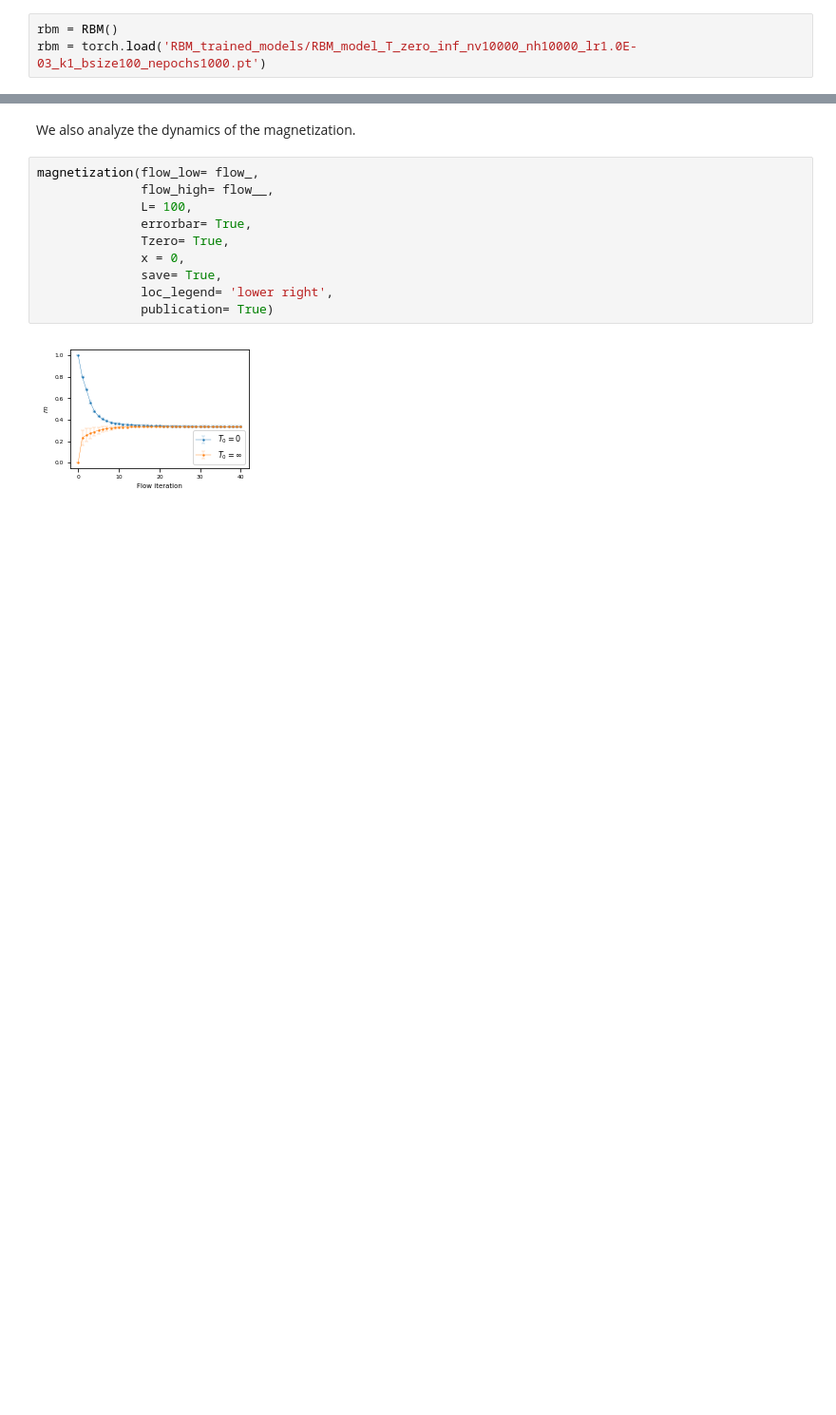
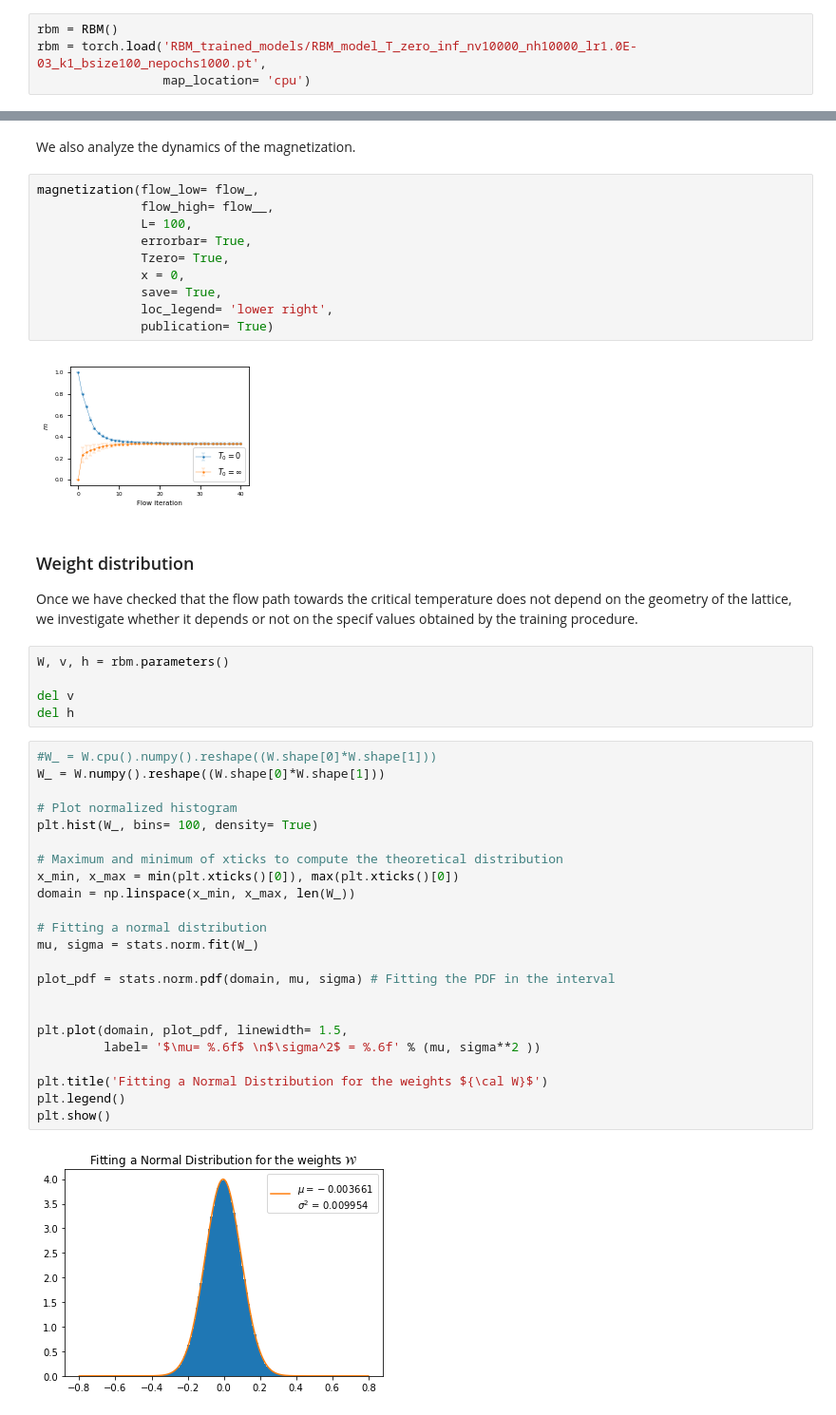
Before and after one commit to rodsveiga/rbm_flows_ising, a Jupyter notebook: main_discussion_L100.ipynb, the cells around one changed output, grey strips where cells are left out. Shown: that part at 95% size. Cells and saved outputs as stored; diff of their text form; blank space fills up the shorter version.

```diff
--- a/main_discussion_L100.ipynb
+++ b/main_discussion_L100.ipynb
@@ -423,7 +424,8 @@ It is crucial to note that, since the visible layer is always fed with an unidim
 ### RBM flow
 # %%
 rbm = RBM()
-rbm = torch.load('RBM_trained_models/RBM_model_T_zero_inf_nv10000_nh10000_lr1.0E-03_k1_bsize100_nepochs1000.pt')
+rbm = torch.load('RBM_trained_models/RBM_model_T_zero_inf_nv10000_nh10000_lr1.0E-03_k1_bsize100_nepochs1000.pt',
+                 map_location= 'cpu')
 # %% [markdown]
 #### Initial temperature: $T= 0$
 # %%
@@ -584,3 +586,37 @@ magnetization(flow_low= flow_,
               publication= True)
 # %% [output]
 [figure]
+# %% [markdown]
+### Weight distribution
+
+Once we have checked that the flow path towards the critical temperature does not depend on the geometry of the lattice, we investigate whether it depends or not on the specif values obtained by the training procedure.
+# %%
+W, v, h = rbm.parameters()
+
+del v
+del h
+# %%
+#W_ = W.cpu().numpy().reshape((W.shape[0]*W.shape[1]))
+W_ = W.numpy().reshape((W.shape[0]*W.shape[1]))
+
+# Plot normalized histogram
+plt.hist(W_, bins= 100, density= True)
+
+# Maximum and minimum of xticks to compute the theoretical distribution
+x_min, x_max = min(plt.xticks()[0]), max(plt.xticks()[0])
+domain = np.linspace(x_min, x_max, len(W_))
+
+# Fitting a normal distribution
+mu, sigma = stats.norm.fit(W_)
+
+plot_pdf = stats.norm.pdf(domain, mu, sigma) # Fitting the PDF in the interval
+
+
+plt.plot(domain, plot_pdf, linewidth= 1.5,
+         label= '$\mu= %.6f$ \n$\sigma^2$ = %.6f' % (mu, sigma**2 ))
+
+plt.title('Fitting a Normal Distribution for the weights ${\cal W}$')
+plt.legend()
+plt.show()
+# %% [output]
+[figure, added]
```
Also changed, not shown: parts of 17 cells of this notebook.
